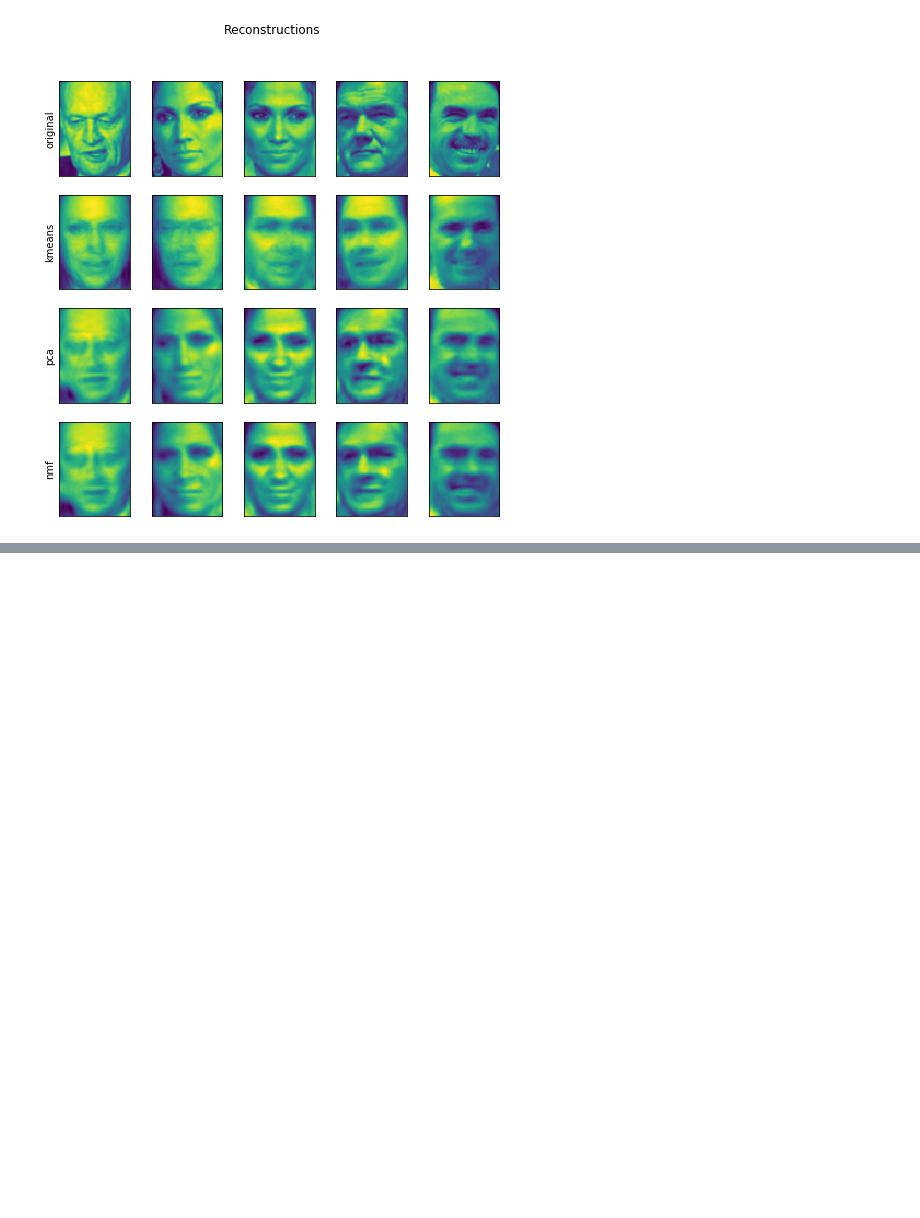
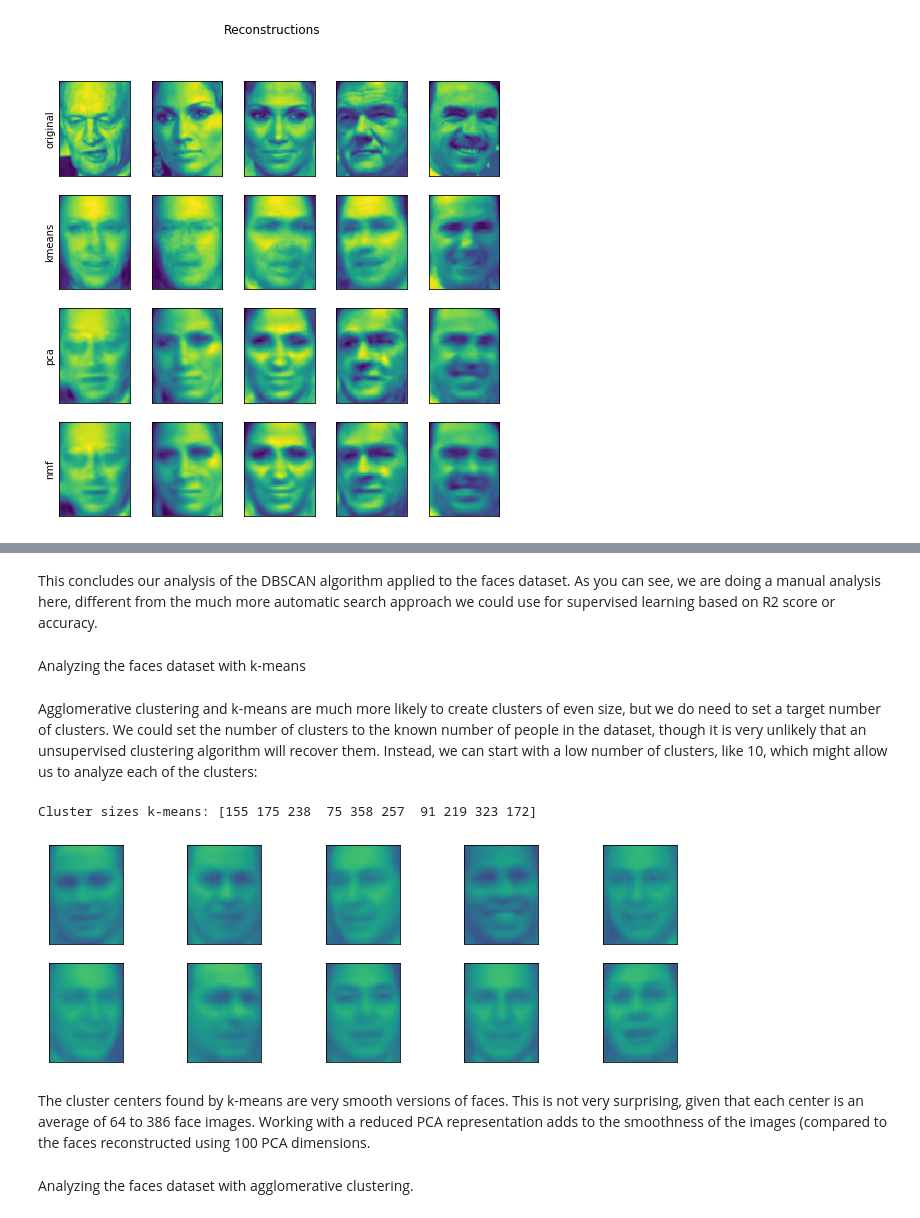
Before and after one commit to barto-ber/Machine-Learning-Projects, a Jupyter notebook: b_people.ipynb, the cells around one changed output, grey strips where cells are left out. Drawn from its saved outputs; the diff is of its cells as text; code cells hidden in the pictures; blank space fills up the shorter version.

```diff
--- a/b_people.ipynb
+++ b/b_people.ipynb
@@ -390,0 +515,36 @@ Text(0, 0.5, 'nmf')
+# %% [markdown]
+This concludes our analysis of the DBSCAN algorithm applied to the faces dataset. As
+you can see, we are doing a manual analysis here, different from the much more automatic
+search approach we could use for supervised learning based on R2 score or
+accuracy.
+# %% [markdown]
+Analyzing the faces dataset with k-means
+# %% [markdown]
+Agglomerative clustering and k-means are
+much more likely to create clusters of even size, but we do need to set a target number
+of clusters. We could set the number of clusters to the known number of people in
+the dataset, though it is very unlikely that an unsupervised clustering algorithm will
+recover them. Instead, we can start with a low number of clusters, like 10, which
+might allow us to analyze each of the clusters:
+# %%
+# extract clusters with k-means
+km = KMeans(n_clusters=10, random_state=0)
+labels_km = km.fit_predict(X_pca)
+print("Cluster sizes k-means: {}".format(np.bincount(labels_km)))
+# %% [output]
+Cluster sizes k-means: [155 175 238  75 358 257  91 219 323 172]
+# %%
+fig, axes = plt.subplots(2, 5, subplot_kw={'xticks': (), 'yticks': ()},
+                        figsize=(12, 4))
+for center, ax in zip(km.cluster_centers_, axes.ravel()):
+    ax.imshow(pca.inverse_transform(center).reshape(image_shape),
+                    vmin=0, vmax=1)
+# %% [output]
+[figure, added]
+# %% [markdown]
+The cluster centers found by k-means are very smooth versions of faces. This is not
+very surprising, given that each center is an average of 64 to 386 face images. Working
+with a reduced PCA representation adds to the smoothness of the images (compared
+to the faces reconstructed using 100 PCA dimensions.
+# %% [markdown]
+Analyzing the faces dataset with agglomerative clustering.
```
Also changed, not shown: parts of 20 cells of this notebook.
